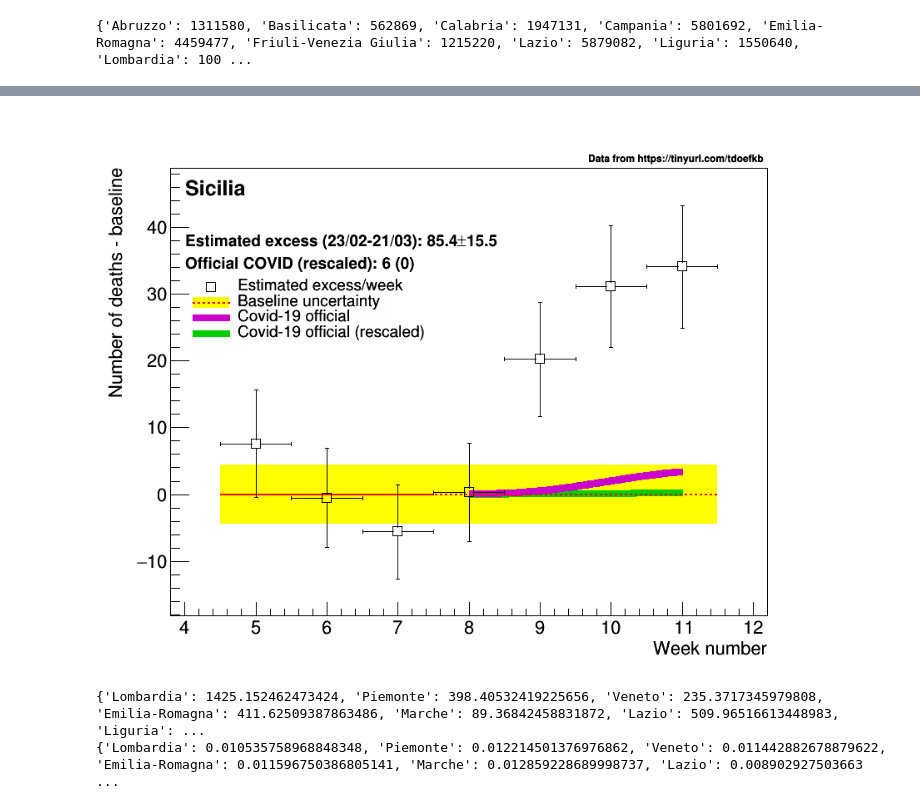
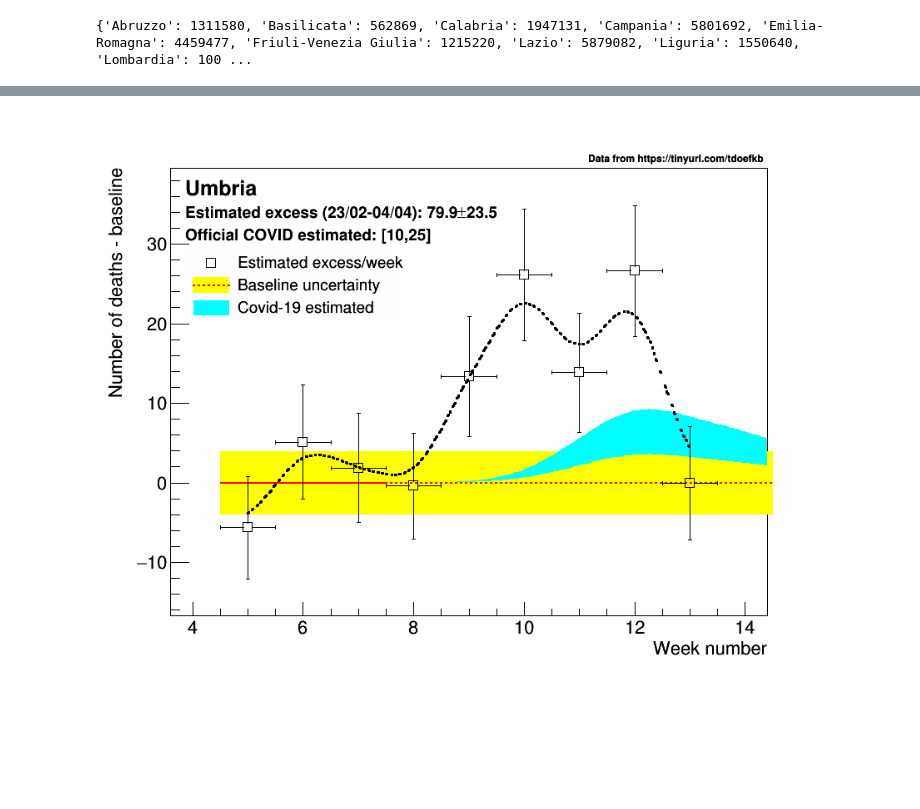
Before and after one commit to pmeridian/COVID19_DA, a Jupyter notebook: Analisi Istat.ipynb, the cells around one changed output, grey strips where cells are left out. Cells and saved outputs as stored; diff of their text form; code cells hidden in the pictures; blank space fills up the shorter version.

```diff
--- a/Analisi Istat.ipynb
+++ b/Analisi Istat.ipynb
@@ -236,6 +352,8 @@ sisgmFirstWeek=4
 for p in townSisgmToAdd:
     print('======= %s'%p)
     for i,ni in enumerate(df[p]['number_of_deaths']):
+        if (i>(len(weeks)-sisgmFirstWeek-1)):
+            continue
         r=townRegion[p]
         x,y=R.Double(0),R.Double(0)
         graphs['deceduti_%s'%r].GetPoint(sisgmFirstWeek-firstWeek+i,x,y)
@@ -504,8 +1021,8 @@ for p in regions:
         baseline['nazionale_rescaled']+=graphs['deceduti_%s'%p].GetFunction('fB').GetParError(0)*graphs['deceduti_%s'%p].GetFunction('fB').GetParError(0)/(rescalingFactor[p]*rescalingFactor[p])
         for w in range(0,graphs['deceduti_%s'%p].GetN()):
             x,y=R.Double(0),R.Double(0)
-            yerr=graphs['eccesso_deceduti_%s'%p].GetErrorY(w)
-            graphs['eccesso_deceduti_%s'%p].GetPoint(w,x,y)
+            yerr=graphs['eccesso_deceduti_corrected_%s'%p].GetErrorY(w)
+            graphs['eccesso_deceduti_corrected_%s'%p].GetPoint(w,x,y)
             #print(p,w,y)
             yTot[w]+=y
             yTotErr[w]=R.TMath.Sqrt(yTotErr[w]*yTotErr[w]+yerr*yerr)
@@ -603,6 +1234,7 @@ regionsToCompare=[
     'Liguria',
     'Toscana',
     'Sicilia',
+    'Umbria'
 ]
 
 limits={
@@ -627,13 +1259,18 @@ for ip,p in enumerate(regionsToCompare):
         graphs['%s_official_%s'%(k,p)]=R.TGraphErrors()
         graphs['%s_official_%s'%(k,p)].SetName('%s_official_%s'%(k,p))
         for i,ni in enumerate(df[p][k]):
-            if((i+dayDiff)%7==0):
+            if((i+dayDiff)%7==0 or i==(len(df[p][k])-1)):
                 weekD=float(ni)-oldWeek
                 oldWeek=float(ni)
-                weekN=int((i+dayDiff-1)/7)
+                if ((i+dayDiff)%7==0):
+                    weekN=int((i+dayDiff-1)/7)
+                else:
+                    weekN=int((i+dayDiff-1)/7)
+                    #print('Rescaling last week %.1f %.2f'%(weekD,7/((i+dayDiff)%7)))
+                    weekD=weekD*7/((i+dayDiff)%7)
+                #if ((weekN+8)>len(weeks)):
+                #    continue
                 print(i,p,weekN+8,weekD,oldWeek)
-                if ((weekN+8)>11):
-                    continue
                 graphs['%s_official_rescaled_%s'%(k,p)].SetPoint(weekN,weekN+8,weekD*rescalingFactor[p])
                 graphs['%s_official_rescaled_%s'%(k,p)].SetPointError(weekN,0,0)
                 graphs['%s_official_%s'%(k,p)].SetPoint(weekN,weekN+8,weekD)
@@ -659,20 +1296,32 @@ for ip,p in enumerate(regionsToCompare):
 # %%
-leg=R.TLegend(0.12,0.7,0.4,0.59)
+leg=R.TLegend(0.12,0.75,0.4,0.63)
 leg.SetBorderSize(0)
 leg.SetFillColorAlpha(0,0)
 leg.SetTextSize(0.03)
 
+maxX=14.5
+
 for p in regionsToCompare:
     leg.Clear()
-    graphs['eccesso_deceduti_%s'%p].Draw("AP")
-    graphs['eccesso_deceduti_%s'%p].GetXaxis().SetTitle("Week number")
-    graphs['eccesso_deceduti_%s'%p].GetYaxis().SetTitle("Number of deaths - baseline")
+    graphs['eccesso_deceduti_corrected_%s'%p].Draw("AP")
+    graphs['eccesso_deceduti_corrected_%s'%p].GetXaxis().SetTitle("Week number")
+    graphs['eccesso_deceduti_corrected_%s'%p].GetXaxis().SetLimits(4.5,maxX)
+    graphs['eccesso_deceduti_corrected_%s'%p].GetXaxis().SetRangeUser(4.5,maxX)
+    graphs['eccesso_deceduti_corrected_%s'%p].GetYaxis().SetTitle("Number of deaths - baseline")
+
+    smoothed=smooth2.SmoothKern(graphs['eccesso_deceduti_corrected_%s'%p],'normal',1.5)
+    smoothed.SetName('eccesso_deceduti_smoothed')
+    smoothed.SetLineColor(R.kBlack)
+    smoothed.SetLineWidth(3)
+    smoothed.SetLineStyle(2)
 
     baseline_stdev=graphs['deceduti_%s'%p].GetFunction('fB').GetParError(0)
-    box=R.TBox(firstWeek+0.5,-baseline_stdev,graphs['eccesso_deceduti_%s'%p].GetN()+firstWeek+0.5,baseline_stdev)
+    #box=R.TBox(firstWeek+0.5,-baseline_stdev,graphs['eccesso_deceduti_%s'%p].GetN()+firstWeek+0.5,baseline_stdev)
+    box=R.TBox(firstWeek+0.5,-baseline_stdev,maxX,baseline_stdev)
     box.SetFillColor(R.kYellow)
     box.Draw()
-    line=R.TLine(firstWeek+0.5,0,graphs['eccesso_deceduti_%s'%p].GetN()+firstWeek+0.5,0)
+    #line=R.TLine(firstWeek+0.5,0,graphs['eccesso_deceduti_%s'%p].GetN()+firstWeek+0.5,0)
+    line=R.TLine(firstWeek+0.5,0,maxX,0)
     line.SetLineColor(R.kRed)
     line.SetLineStyle(2)
     line.SetLineWidth(2)
@@ -686,10 +1335,11 @@ for p in regionsToCompare:
     #graphs['deceduti_official_rescaled_%s'%p].Draw('CSAME')
     line.Draw()
     line1.Draw()
+
     smoothedExt=smooth.SmoothKern(graphs['deceduti_official_rescaled_%s'%p],'normal',2)
     smoothedExt.SetLineColor(R.kGreen+1)
     smoothedExt.SetLineWidth(8)
-    smoothedExt.Draw("LSAME")
+    #smoothedExt.Draw("LSAME")
 
     #graphs['deceduti_official_%s'%p].SetLineColor(R.kMagenta+1)
     #graphs['deceduti_official_%s'%p].SetLineWidth(8)
@@ -697,21 +1347,28 @@ for p in regionsToCompare:
     smoothedExt1=smooth1.SmoothKern(graphs['deceduti_official_%s'%p],'normal',2)
     smoothedExt1.SetLineColor(R.kMagenta+1)
     smoothedExt1.SetLineWidth(8)
-    smoothedExt1.Draw("LSAME")
+    #smoothedExt1.Draw("LSAME")
+
+    band=errorGraphBand(smoothedExt,smoothedExt1)
+    band.SetFillColor(R.kCyan)
+    band.SetLineColor(0)
 
     line.Draw()
     line1.Draw()
 
-    graphs['eccesso_deceduti_%s'%p].Draw("PSAME")
+    band.Draw('3SAME')
+    smoothed.Draw('LSAME')
+    graphs['eccesso_deceduti_corrected_%s'%p].Draw("PSAME")
+    totalExcessErr=R.TMath.Sqrt(totalExcess[p][1]**2+(baseline_stdev*4)**2)
 
     t.SetTextSize(0.03)
-    t.DrawLatexNDC(0.12,0.76,'Estimated excess (23/02-21/03): %.1f#pm%.1f'%(totalExcess[p][0],totalExcess[p][1]))
+    t.DrawLatexNDC(0.12,0.81,'Estimated excess (23/02-04/04): %.1f#pm%.1f'%(totalExcess[p][0],totalExcessErr))
 
-    totalExcessRescaledCovid=integralGraph(graphs['deceduti_official_rescaled_%s'%p],0)
-    totalExcessCovid=integralGraph(graphs['deceduti_official_%s'%p],0)
+    totalExcessRescaledCovid=integralGraph(graphs['deceduti_official_rescaled_%s'%p],0,len(weeks)-8+1)
+    totalExcessCovid=integralGraph(graphs['deceduti_official_%s'%p],0,len(weeks)-8+1)
 
     t.SetTextSize(0.03)
-    t.DrawLatexNDC(0.12,0.72,'Official COVID (rescaled): %.0f (%.0f)'%(totalExcessCovid[0],totalExcessRescaledCovid[0]))
+    t.DrawLatexNDC(0.12,0.77,'Official COVID estimated: [%.0f,%.0f]'%(totalExcessRescaledCovid[0],totalExcessRescaledCovid[0]+(totalExcessCovid[0]-totalExcessRescaledCovid[0])*0.5))
 
 
     t.SetTextSize(0.04)
@@ -728,8 +1385,9 @@ for p in regionsToCompare:
 
     leg.AddEntry(graphs['eccesso_deceduti_%s'%p],'Estimated excess/week','P')
     leg.AddEntry(aux,'Baseline uncertainty','FL')
-    leg.AddEntry(smoothedExt1,'Covid-19 official ','L')
-    leg.AddEntry(smoothedExt,'Covid-19 official (rescaled)','L')
+    #leg.AddEntry(smoothedExt1,'Covid-19 official ','L')
+    #leg.AddEntry(smoothedExt,'Covid-19 rescaled','L')
+    leg.AddEntry(band,'Covid-19 estimated','F')
     leg.Draw()
 
     c1.RedrawAxis()
@@ -760,2 +1418,2 @@ Info in <TCanvas::SaveAs>: ROOT file /Users/meridian/cernbox/www/plots/COVID19_D
-[figure, old version]
+[figure, new version]
 # %%
@@ -764,7 +1422,4 @@ baselineRescaled={ p:graphs['deceduti_%s'%p].GetFunction('fB').GetParameter(0)*5
 # %%
-print(baseline)
-print(baselineRescaled)
+#print(baseline)
+#print(baselineRescaled)
-# %% [output]
-{'Lombardia': 1425.152462473424, 'Piemonte': 398.40532419225656, 'Veneto': 235.3717345979808, 'Emilia-Romagna': 411.62509387863486, 'Marche': 89.36842458831872, 'Lazio': 509.96516613448983, 'Liguria': ...
-{'Lombardia': 0.010535758968848348, 'Piemonte': 0.012214501376976862, 'Veneto': 0.011442882678879622, 'Emilia-Romagna': 0.011596750386805141, 'Marche': 0.012859228689998737, 'Lazio': 0.008902927503663 ...
 # %%
```
Also changed, not shown: parts of 47 cells of this notebook, 3 other files.
